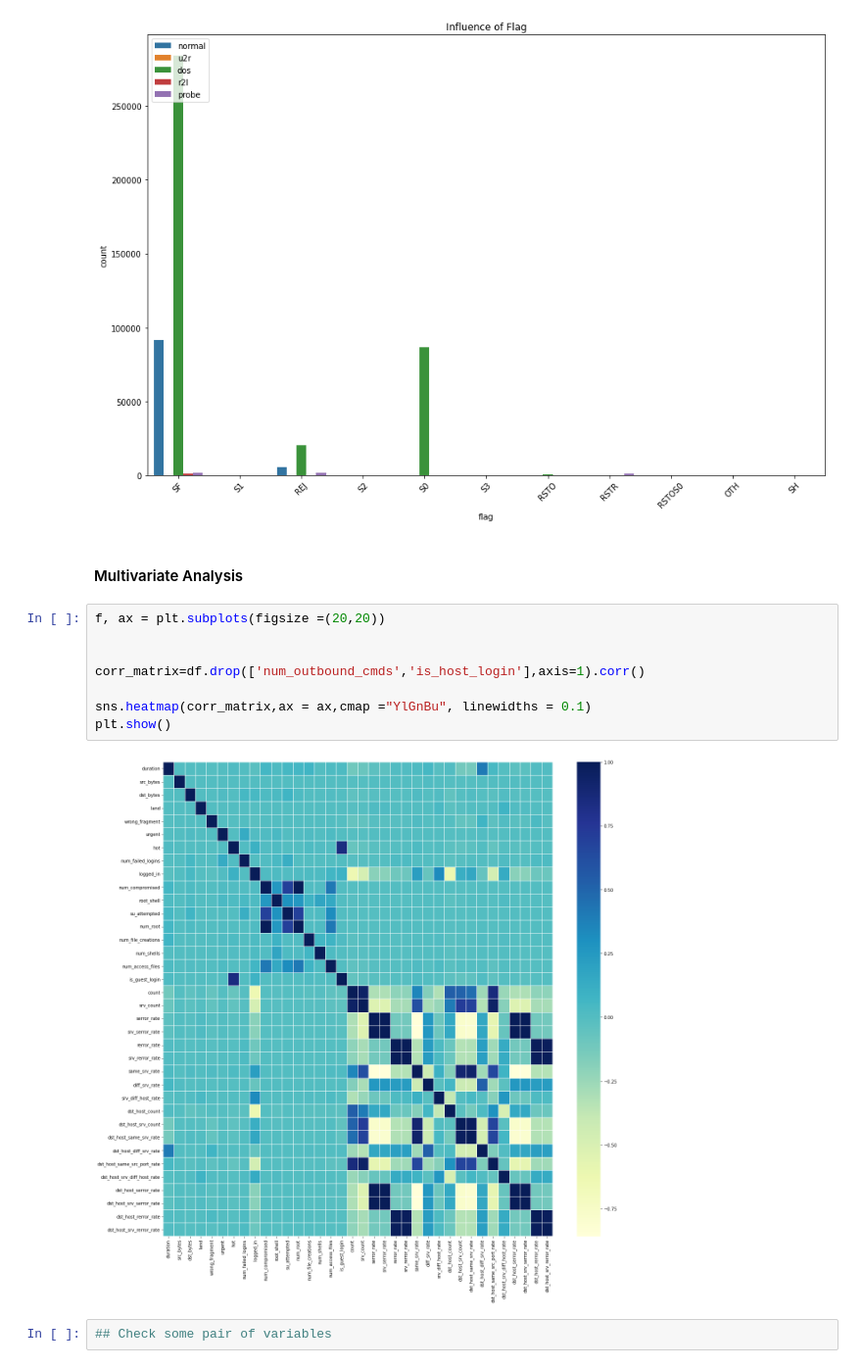
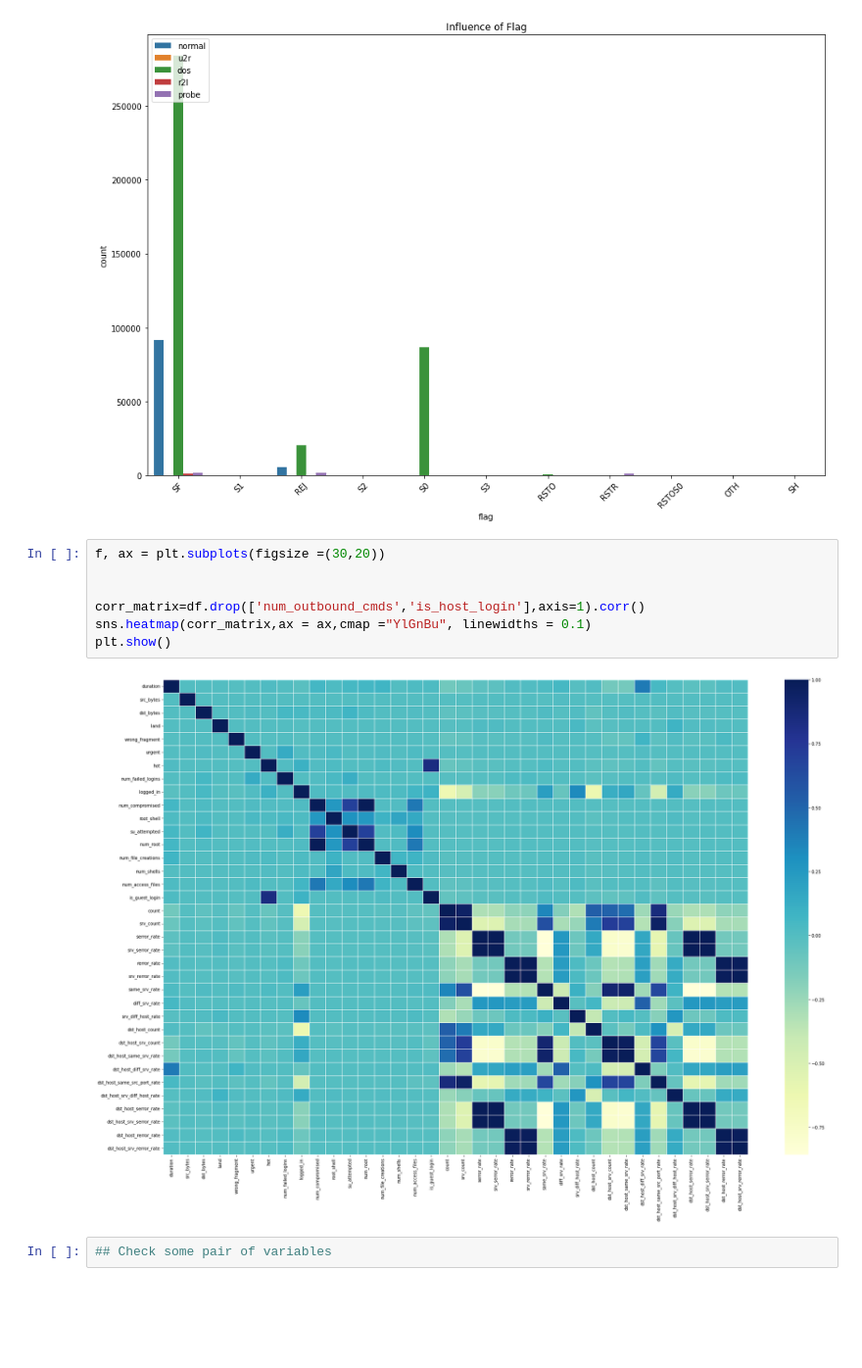
Before and after one commit to QuangDuc-HUST/ASED.DSAI.20212.07.NetworkAttackDetection, a Jupyter notebook: sourcecode/ASED_Network_Attacks_Detection_KDDCup1999.ipynb, the cells around one changed output. Shown at 98% size. Saved outputs shown, nothing was run; the diff lists cells and outputs as text; blank space fills up the shorter version.

```diff
--- a/sourcecode/ASED_Network_Attacks_Detection_KDDCup1999.ipynb
+++ b/sourcecode/ASED_Network_Attacks_Detection_KDDCup1999.ipynb
@@ -247,18 +256,15 @@ plt.xticks(rotation = 45)
 plt.show()
 # %% [output]
 [figure]
-# %% [markdown]
-#### Multivariate  Analysis
 # %%
-f, ax = plt.subplots(figsize =(20,20))
+f, ax = plt.subplots(figsize =(30,20))
 
 
 corr_matrix=df.drop(['num_outbound_cmds','is_host_login'],axis=1).corr()
-
 sns.heatmap(corr_matrix,ax = ax,cmap ="YlGnBu", linewidths = 0.1)
 plt.show()
 # %% [output]
-[figure, old version]
+[figure, new version]
 # %%
 ## Check some pair of variables
 # %%
```
Also changed, not shown: parts of 27 cells of this notebook, 3 other files.
